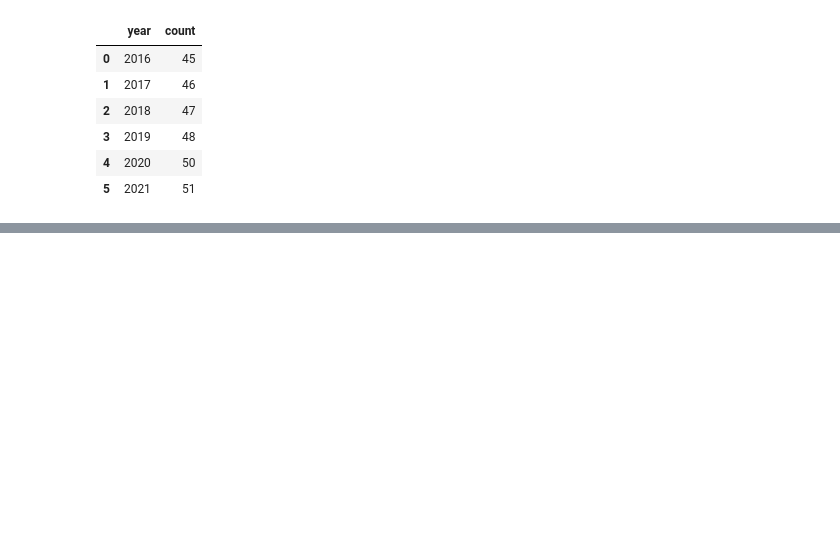
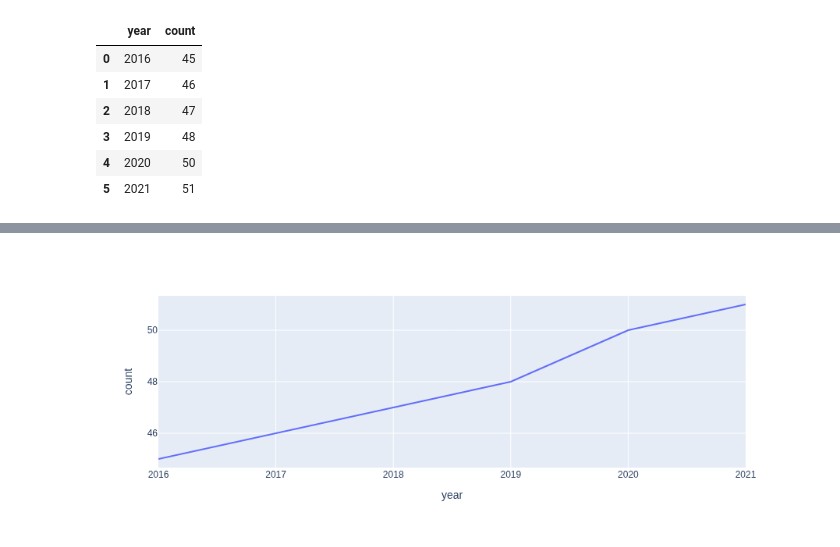
Before and after one commit to rosa-lpz/python, a Jupyter notebook: python-libraries/plotly/plotly-line-charts.ipynb, the cells around one changed output, grey strips where cells are left out. Saved outputs shown, nothing was run; the diff lists cells and outputs as text; code cells hidden in the pictures; blank space fills up the shorter version.

```diff
--- a/python-libraries/plotly/plotly-line-charts.ipynb
+++ b/python-libraries/plotly/plotly-line-charts.ipynb
@@ -30,0 +60,8 @@ count_by_year_df
+# %%
+# Adding dataframe and x and y column names
+fig = px.line(count_by_year_df,x='year', y='count')
+
+# showing the plot
+fig.show()
+# %% [output]
+[figure, added]
```
Also changed, not shown: parts of 19 cells of this notebook, 1 other file.
